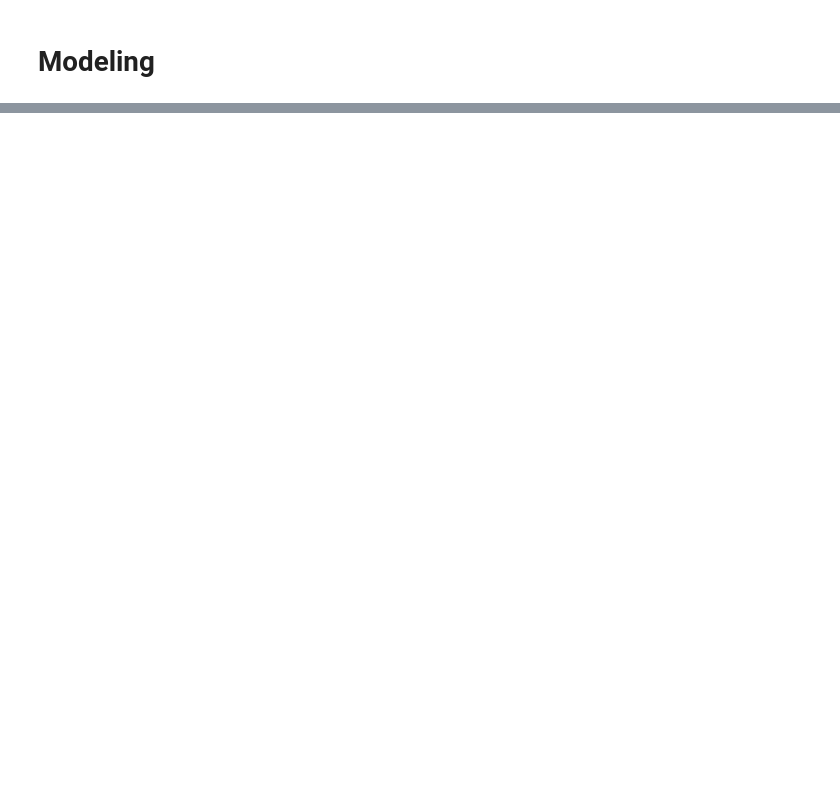
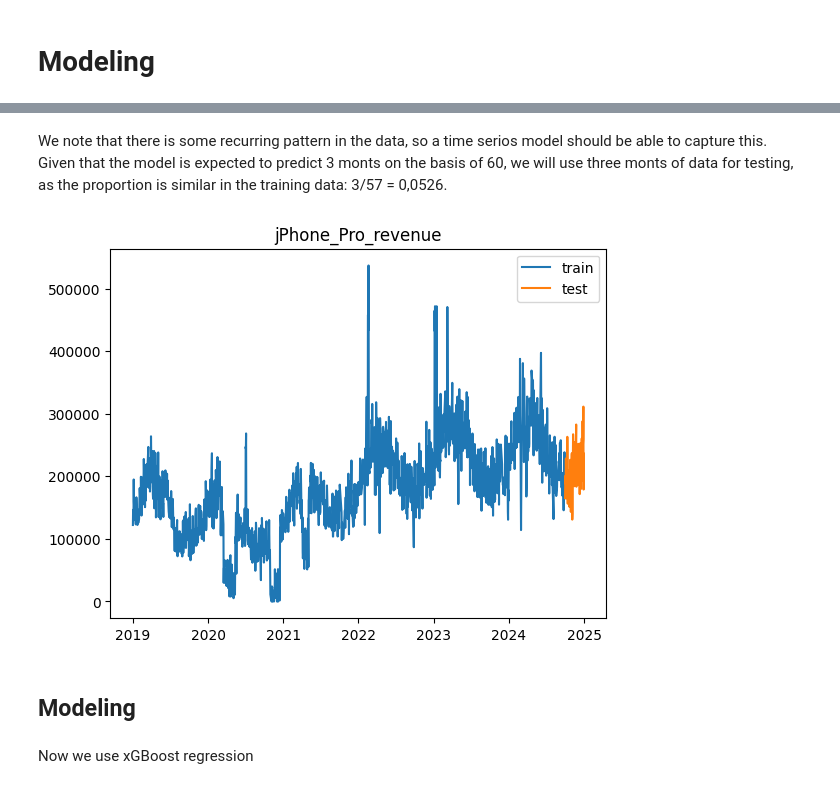
Before and after one commit to jsilvalavin/orange_test_stage, a Jupyter notebook: notebooks/modeling.ipynb, the cells around one changed output, grey strips where cells are left out. Saved outputs shown, nothing was run; the diff lists cells and outputs as text; code cells hidden in the pictures; blank space fills up the shorter version.

```diff
--- a/notebooks/modeling.ipynb
+++ b/notebooks/modeling.ipynb
@@ -120,0 +53,35 @@ From these we see that the proportion of outliers is too high, so we will not de
+# %%
+df_paris['day_of_week'] = df_paris.index.dayofweek
+df_paris['month'] = df_paris.index.month
+df_paris['quarter'] = df_paris.index.quarter
+df_paris['year'] = df_paris.index.year
+df_paris['day_of_year'] = df_paris.index.dayofyear
+
+df_paris['date'] = df_paris.index
+df_paris['ordinal'] = df_paris['date'].apply(lambda x: x.toordinal())
+df_paris.drop(columns=['date'], inplace=True)
+
+time_columns = ['month', 'quarter', 'day_of_week', 'day_of_year','year','ordinal']
+# %%
+
+dict_cath = {'Bad': 0, 'Good': 1, 'Moderate': 2,
+             '': 0, 'Tech Show': 1, 'Major Launch': 2,
+             'Pre-5G': 0, 'Early-5G': 1, 'Mid-5G': 2, 'Mature-5G': 3,
+             'Poor': 0, 'Limited': 1, 'Good': 2, 'Hub': 3}
+
+df_paris = df_paris.replace(dict_cath)
+# %% [markdown]
+We note that there is some recurring pattern in the data, so a time serios model should be able to capture this. Given that the model is expected to predict 3 monts on the basis of 60, we will use three monts of data for testing, as the proportion is similar in the training data: 3/57 = 0,0526.
+# %%
+X_train = df_paris[df_paris.index < '2024-10-01'].drop(columns=[jphone, kaggle, planet])
+X_test = df_paris[df_paris.index >= '2024-10-01'].drop(columns=[jphone, kaggle, planet])
+y_train = df_paris[jphone][df_paris.index < '2024-10-01']
+y_test = df_paris[jphone][df_paris.index >= '2024-10-01']
+
+plt.plot(y_train.index, y_train, label='train')
+plt.plot(y_test.index, y_test, label='test')
+plt.title('jPhone_Pro_revenue')
+plt.legend()
+plt.show()
+# %% [output]
+[figure, added]
@@ -120,0 +96,4 @@ From these we see that the proportion of outliers is too high, so we will not de
+# %% [markdown]
+## Modeling
+# %% [markdown]
+Now we use xGBoost regression
```
Also changed, not shown: parts of 56 cells of this notebook.
